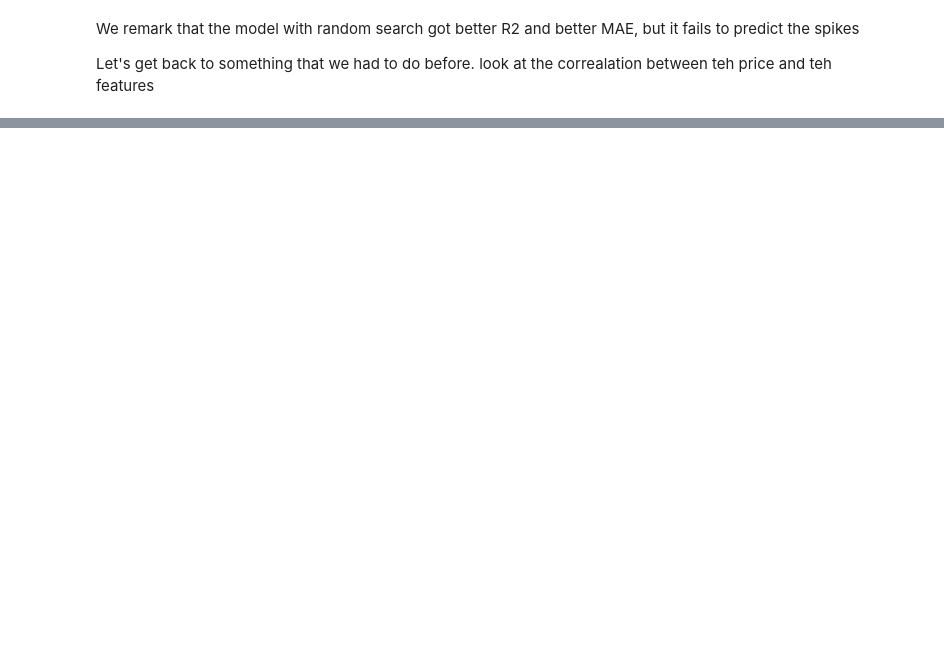
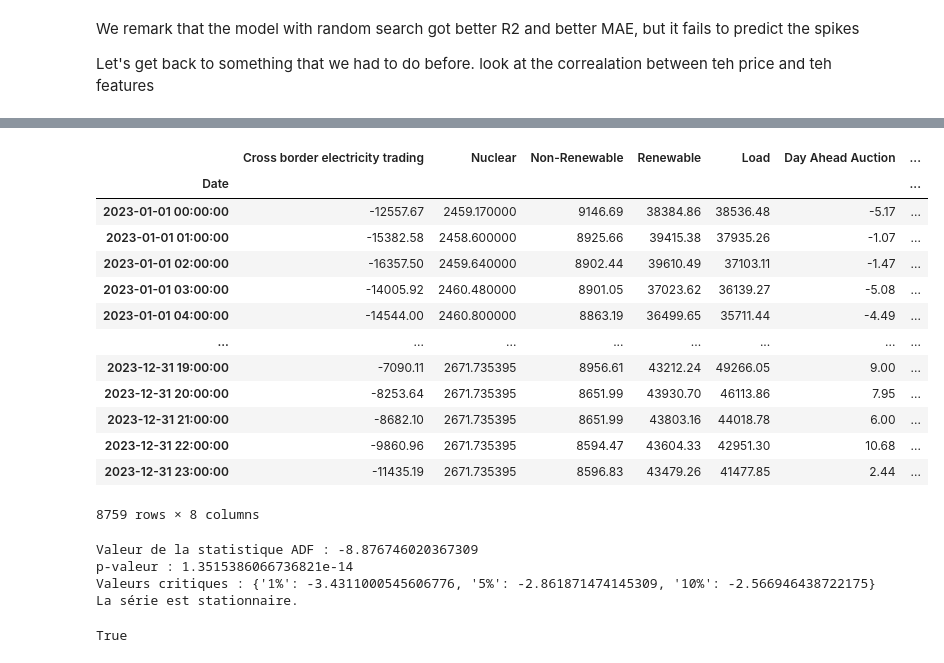
Before and after one commit to Mohamed-Abdellahi/ML-electricity, a Jupyter notebook: part2.ipynb, the cells around one changed output, grey strips where cells are left out. Drawn from its saved outputs; the diff is of its cells as text; code cells hidden in the pictures; blank space fills up the shorter version.

```diff
--- a/part2.ipynb
+++ b/part2.ipynb
@@ -539,0 +629,31 @@ Let's get back to something that we had to do before. look at the correalation b
+# %%
+path_bureau= r'H:\perso\thesis\data\germany_2023.xlsx'
+path_home = '/Users/mohamedabdellahi/Desktop/Trust the process/1- M203/master thesis/data/germany-Main.xlsx'
+path= path_home
+target_column_name= 'Day Ahead Auction'
+df = pd.read_excel(path, skiprows=[1])
+df.set_index('Date', inplace=True)
+clean_data(df)
+# %% [output]
+|  | Cross border electricity trading | Nuclear | Non-Renewable | Renewable | Load | Day Ahead Auction | ... |
+| Date |  |  |  |  |  |  | ... |
+| 2023-01-01 00:00:00 | -12557.67 | 2459.170000 | 9146.69 | 38384.86 | 38536.48 | -5.17 | ... |
+| 2023-01-01 01:00:00 | -15382.58 | 2458.600000 | 8925.66 | 39415.38 | 37935.26 | -1.07 | ... |
+| 2023-01-01 02:00:00 | -16357.50 | 2459.640000 | 8902.44 | 39610.49 | 37103.11 | -1.47 | ... |
+| 2023-01-01 03:00:00 | -14005.92 | 2460.480000 | 8901.05 | 37023.62 | 36139.27 | -5.08 | ... |
+| 2023-01-01 04:00:00 | -14544.00 | 2460.800000 | 8863.19 | 36499.65 | 35711.44 | -4.49 | ... |
+| ... | ... | ... | ... | ... | ... | ... | ... |
+| 2023-12-31 19:00:00 | -7090.11 | 2671.735395 | 8956.61 | 43212.24 | 49266.05 | 9.00 | ... |
+| 2023-12-31 20:00:00 | -8253.64 | 2671.735395 | 8651.99 | 43930.70 | 46113.86 | 7.95 | ... |
+| 2023-12-31 21:00:00 | -8682.10 | 2671.735395 | 8651.99 | 43803.16 | 44018.78 | 6.00 | ... |
+| 2023-12-31 22:00:00 | -9860.96 | 2671.735395 | 8594.47 | 43604.33 | 42951.30 | 10.68 | ... |
+| 2023-12-31 23:00:00 | -11435.19 | 2671.735395 | 8596.83 | 43479.26 | 41477.85 | 2.44 | ... |
+8759 rows × 8 columns
+# %%
+test_stationnarity(df[target_column_name])
+# %% [output]
+Valeur de la statistique ADF : -8.876746020367309
+p-valeur : 1.3515386066736821e-14
+Valeurs critiques : {'1%': -3.4311000545606776, '5%': -2.861871474145309, '10%': -2.566946438722175}
+La série est stationnaire.
+True
```
Also changed, not shown: parts of 41 cells of this notebook, 3 other files.
